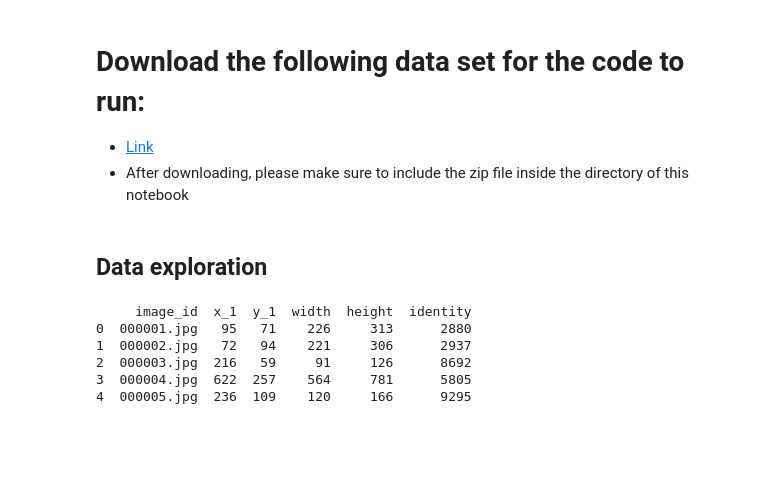
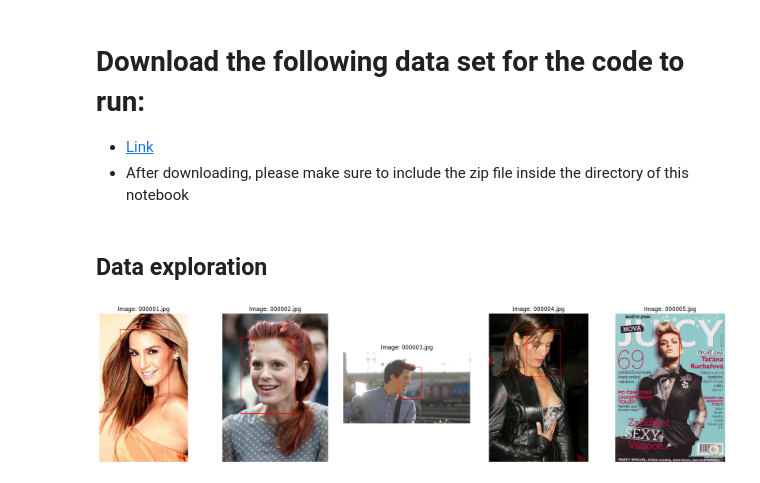
Before and after one commit to ALLIA12/FacialRecognition, a Jupyter notebook: model.ipynb, the cells around one changed output. Drawn from its saved outputs; the diff is of its cells as text; code cells hidden in the pictures; blank space fills up the shorter version.

```diff
--- a/model.ipynb
+++ b/model.ipynb
@@ -13,44 +19,53 @@ import os
 ## Data exploration
 # %%
 # Define paths
-base_dir = 'celeba-dataset'
-bbox_excel_path = os.path.join(base_dir, 'list_bbox_celeba.csv')
+base_dir = 'CelebA'
+bbox_excel_path = os.path.join(base_dir, 'list_bbox_celeba.txt')
 identity_txt_path = os.path.join(base_dir, 'identity_CelebA.txt')
-images_dir = os.path.join(base_dir, 'img_align_celeba', 'img_align_celeba')
+images_dir = os.path.join(base_dir, 'img_celeba', 'img_celeba')
 
 # Read the Excel file for bounding boxes
-bbox_df = pd.read_csv(bbox_excel_path)
+bbox_df = pd.read_csv(bbox_excel_path, sep='\s+', skiprows=1)
 
 # Read the identity file
 identity_df = pd.read_csv(identity_txt_path, sep=" ", header=None, names=['image_id', 'identity'])
+# Path to the evaluation partition file
+eval_partition_path = os.path.join(base_dir, 'list_eval_partition.txt')
+
+# Read the evaluation partition file
+eval_partition_df = pd.read_csv(eval_partition_path, delim_whitespace=True,
+                                header=None, names=['image_id', 'evaluation_status'])
+
+# Merge the evaluation partition data with the bounding boxes and identity data
+merged_df = pd.merge(bbox_df, identity_df, on='image_id')
+merged_df = pd.merge(merged_df, eval_partition_df, on='image_id')
+
+# Split the merged data into training, validation, and testing datasets
+train_df = merged_df[merged_df['evaluation_status'] == 0].drop(columns=['evaluation_status'])
+val_df = merged_df[merged_df['evaluation_status'] == 1].drop(columns=['evaluation_status'])
+test_df = merged_df[merged_df['evaluation_status'] == 2].drop(columns=['evaluation_status'])
 # %%
-# Merge the two dataframes on image_id to have the identity along with bbox
-merged_df = pd.merge(bbox_df, identity_df, on="image_id")
+# Display first 5 images with bounding boxes and identity
 fig, axs = plt.subplots(1, 5, figsize=(20, 5))
-
 for i, row in merged_df.iterrows():
-
     if i >= 5:  # Only process the first 5 entries
         break
     img_path = os.path.join(images_dir, row['image_id'])
     img = Image.open(img_path)
-    print(img_path)
-    # Adjust the coordinates if necessary
+
     x = row['x_1']
     y = row['y_1']
 
     # Create a Rectangle patch
     rect = patches.Rectangle((x, y), row['width'], row['height'], linewidth=1, edgecolor='r', facecolor='none')
-    print(x,y,row['width'],row['height'])
+
     # Add the patch to the Axes
     axs[i].imshow(img)
+    axs[i].add_patch(rect)
+    axs[i].set_title(f"Image: {row['image_id']}")
+    axs[i].axis('off')
 
 plt.tight_layout()
 plt.show()
 # %% [output]
-     image_id  x_1  y_1  width  height  identity
-0  000001.jpg   95   71    226     313      2880
-1  000002.jpg   72   94    221     306      2937
-2  000003.jpg  216   59     91     126      8692
-3  000004.jpg  622  257    564     781      5805
-4  000005.jpg  236  109    120     166      9295
+[figure, added]
```
Also changed, not shown: parts of 9 cells of this notebook.
